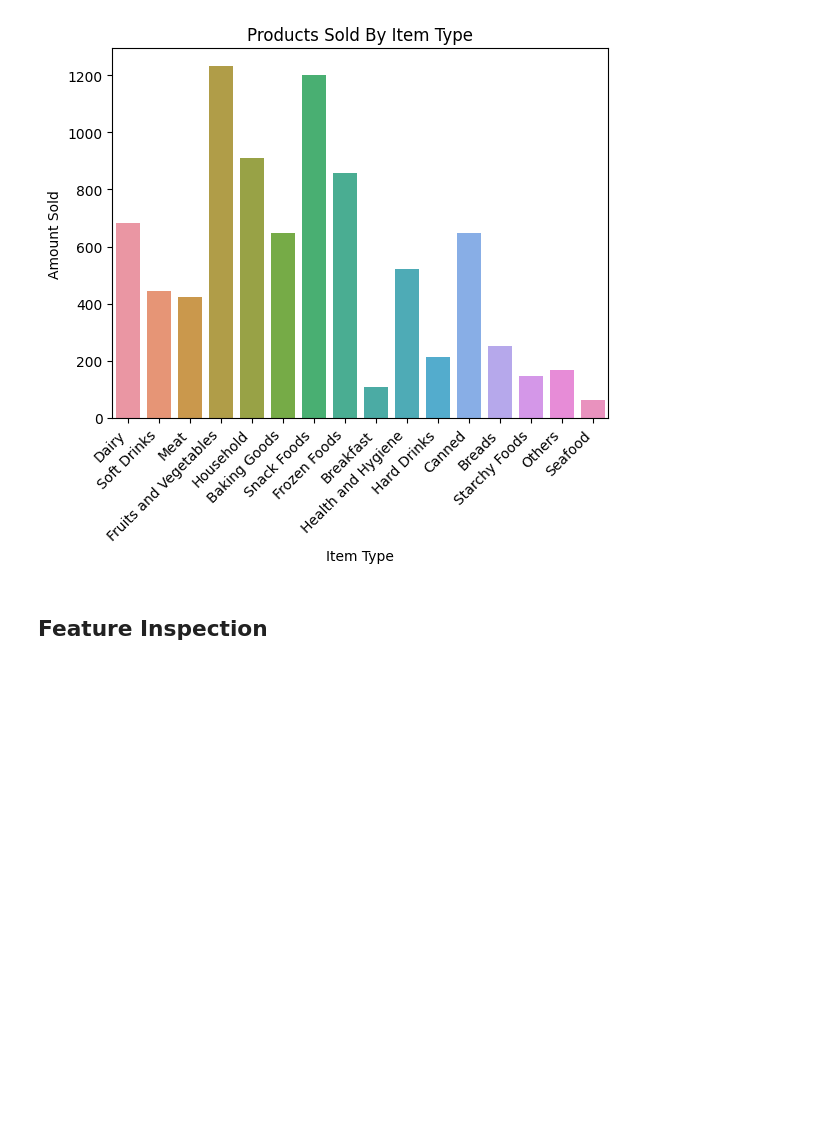
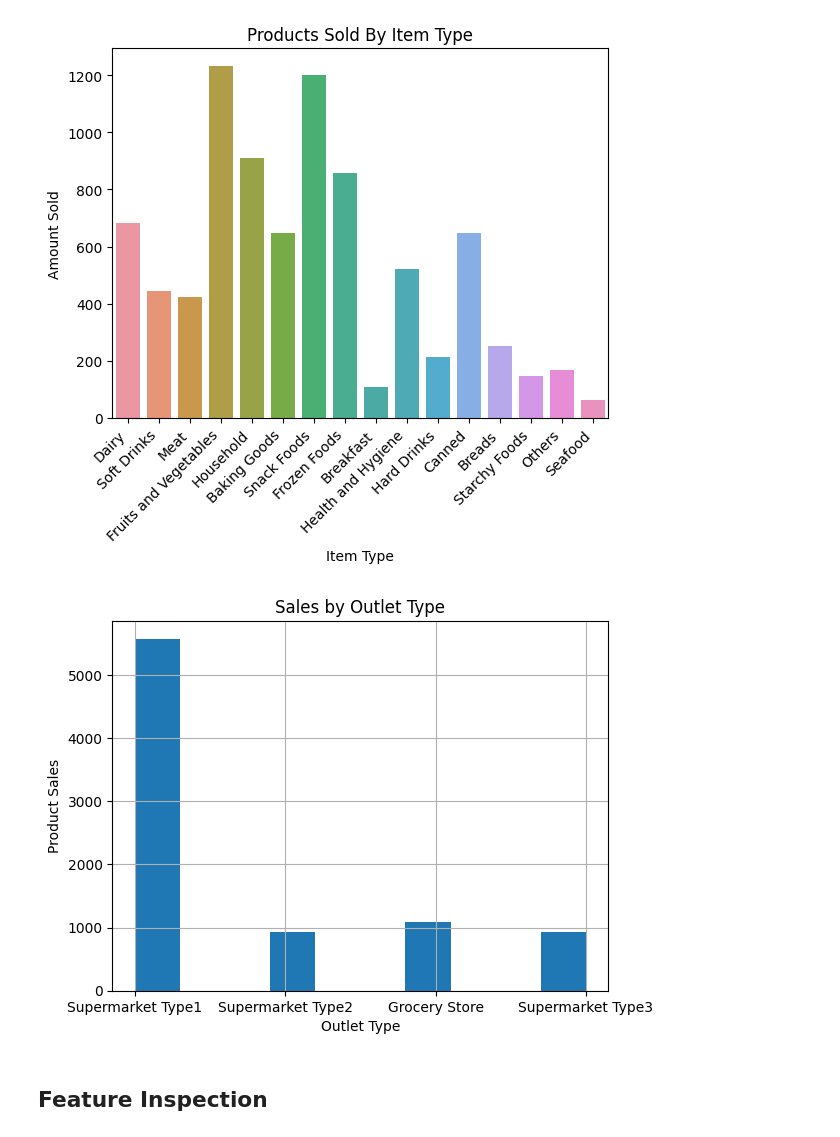
Before and after one commit to donmarcolaureano/predictionofproductsales, a Jupyter notebook: PredictionOfProductSales.ipynb, the cells around one changed output. Saved outputs shown, nothing was run; the diff lists cells and outputs as text; code cells hidden in the pictures; blank space fills up the shorter version.

```diff
--- a/PredictionOfProductSales.ipynb
+++ b/PredictionOfProductSales.ipynb
@@ -264,5 +257,13 @@ ax.set_ylabel('Amount Sold')
 ax.set_xticklabels(ax.get_xticklabels(), rotation=45, ha='right');
 # %% [output]
 [figure]
+# %%
+# histogram for Outlet type
+ax = df_sales_predictions['Outlet_Type'].hist()
+ax.set_title('Sales by Outlet Type')
+ax.set_xlabel('Outlet Type')
+ax.set_ylabel('Product Sales');
+# %% [output]
+[figure, added]
 # %% [markdown]
 ## Feature Inspection
```
Also changed, not shown: parts of 3 cells of this notebook.
